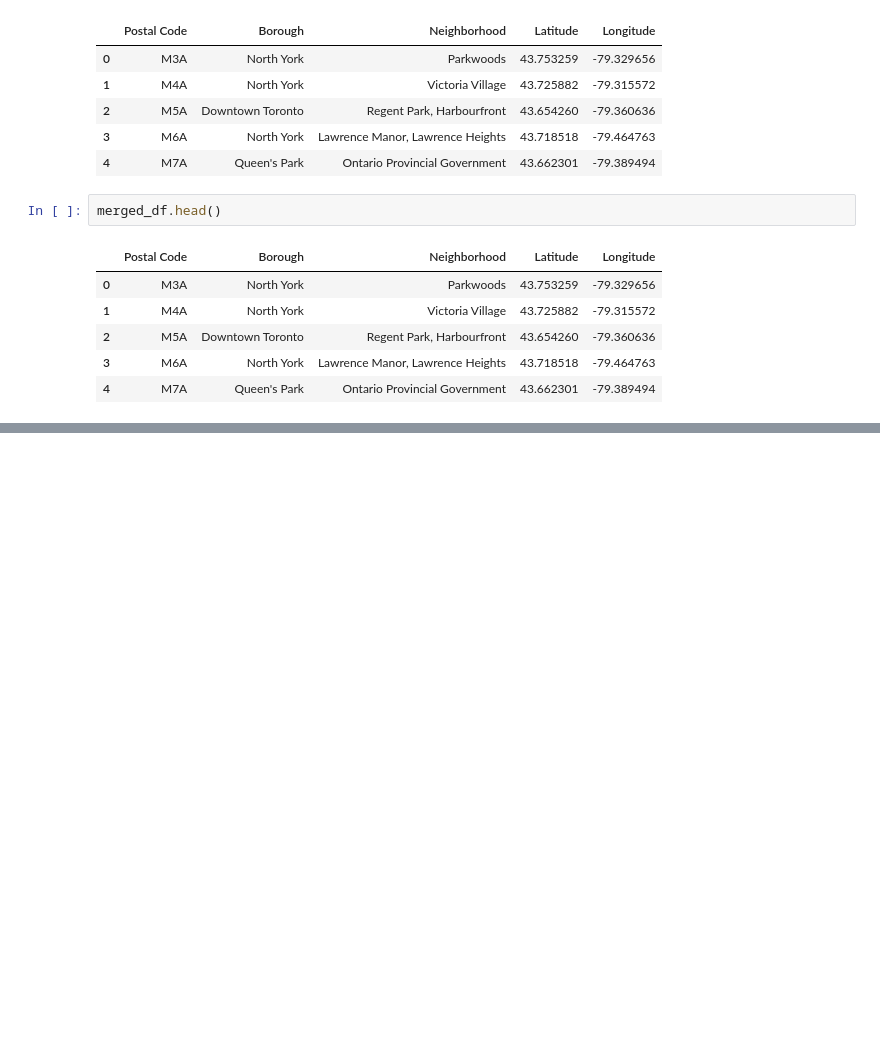
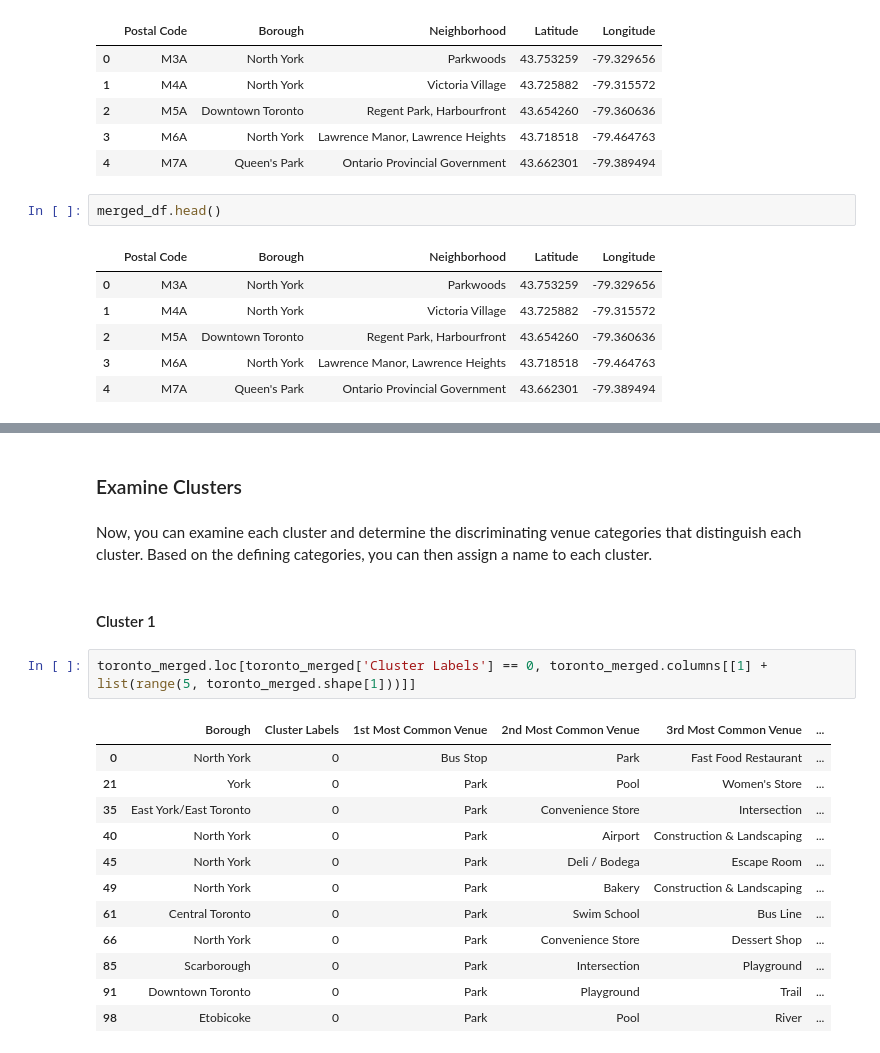
Before and after one commit to EslamShash/Coursera_Capstone, a Jupyter notebook: Coursera_Capstone.ipynb, the cells around one changed output, grey strips where cells are left out. Cells and saved outputs as stored; diff of their text form; blank space fills up the shorter version.

```diff
--- a/Coursera_Capstone.ipynb
+++ b/Coursera_Capstone.ipynb
@@ -79,0 +406,21 @@ merged_df.head()
+# %% [markdown]
+### Examine Clusters
+# %% [markdown]
+Now, you can examine each cluster and determine the discriminating venue categories that distinguish each cluster. Based on the defining categories, you can then assign a name to each cluster.
+# %% [markdown]
+#### Cluster 1
+# %%
+toronto_merged.loc[toronto_merged['Cluster Labels'] == 0, toronto_merged.columns[[1] + list(range(5, toronto_merged.shape[1]))]]
+# %% [output]
+|  | Borough | Cluster Labels | 1st Most Common Venue | 2nd Most Common Venue | 3rd Most Common Venue | ... |
+| 0 | North York | 0 | Bus Stop | Park | Fast Food Restaurant | ... |
+| 21 | York | 0 | Park | Pool | Women's Store | ... |
+| 35 | East York/East Toronto | 0 | Park | Convenience Store | Intersection | ... |
+| 40 | North York | 0 | Park | Airport | Construction & Landscaping | ... |
+| 45 | North York | 0 | Park | Deli / Bodega | Escape Room | ... |
+| 49 | North York | 0 | Park | Bakery | Construction & Landscaping | ... |
+| 61 | Central Toronto | 0 | Park | Swim School | Bus Line | ... |
+| 66 | North York | 0 | Park | Convenience Store | Dessert Shop | ... |
+| 85 | Scarborough | 0 | Park | Intersection | Playground | ... |
+| 91 | Downtown Toronto | 0 | Park | Playground | Trail | ... |
+| 98 | Etobicoke | 0 | Park | Pool | River | ... |
```
Also changed, not shown: parts of 33 cells of this notebook.
